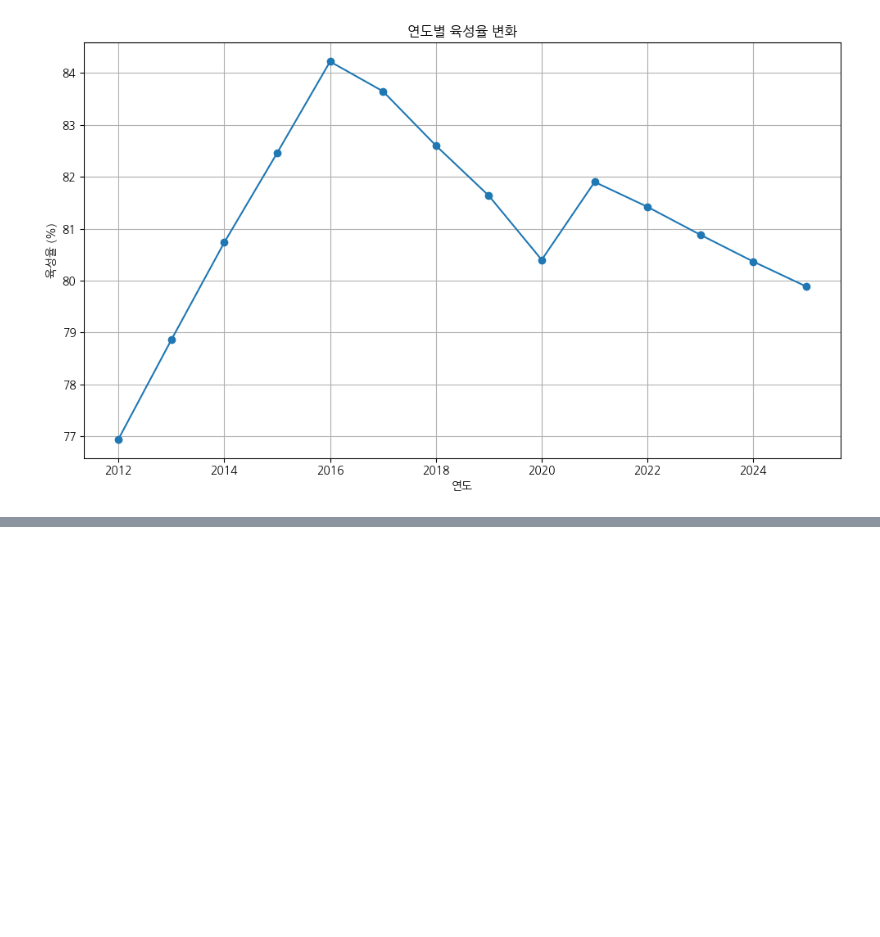
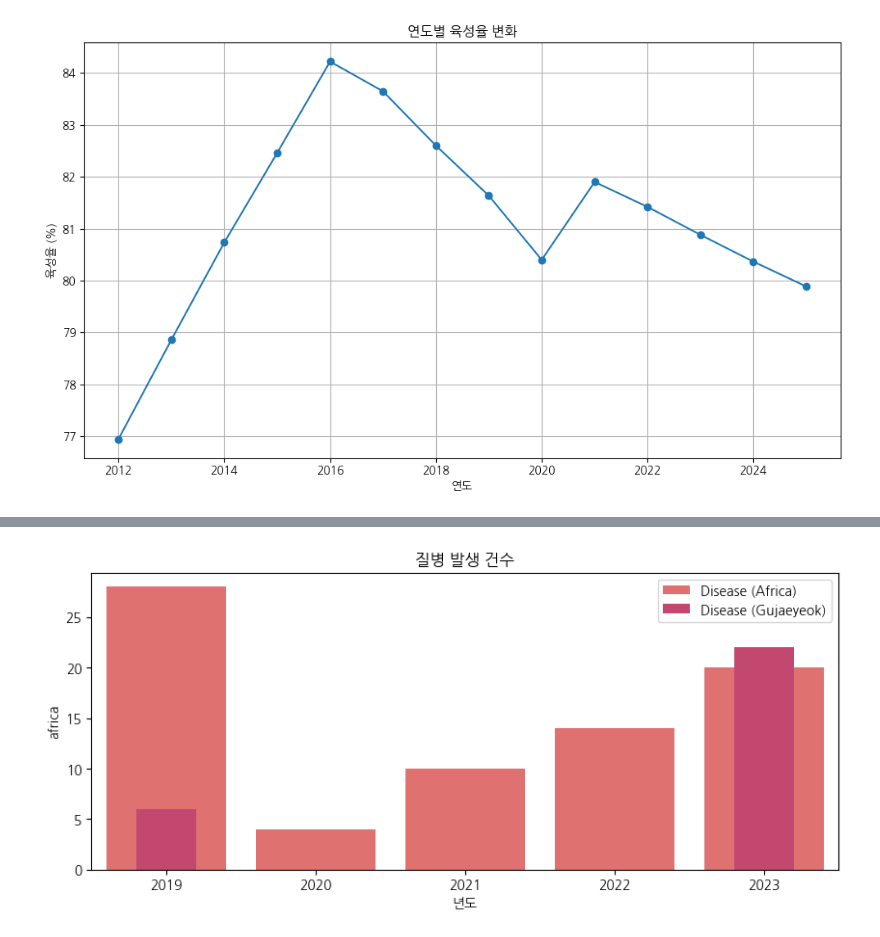
Before and after one commit to leesh0806/pig-management, a Jupyter notebook: analysis/pig_prophet_msy.ipynb, the cells around one changed output, grey strips where cells are left out. Saved outputs shown, nothing was run; the diff lists cells and outputs as text; code cells hidden in the pictures; blank space fills up the shorter version.

```diff
--- a/analysis/pig_prophet_msy.ipynb
+++ b/analysis/pig_prophet_msy.ipynb
@@ -383,0 +384,7 @@ plt.show()
+# %%
+import pandas as pd
+
+disease_number_df = pd.DataFrame(disease_number_result)
+disease_number_df.columns = ['year', 'africa', 'gujaeyeok']
+disease_number_df = disease_number_df.astype(int)
+disease_number_df
@@ -383,0 +401,16 @@ plt.show()
+# %%
+import matplotlib.pyplot as plt
+import seaborn as sns
+import koreanize_matplotlib
+
+
+plt.figure(figsize=(10, 4))
+# plt.plot(merged_df_filtered['year'].astype(str), merged_df_filtered['손실률(%)'], marker='o', color='red')
+sns.barplot(x=disease_number_df['year'].astype(str), y=disease_number_df['africa'].astype(int) * 2 , color='#F35E5E', label='Disease (Africa)')
+sns.barplot(x=disease_number_df['year'].astype(str), y=disease_number_df['gujaeyeok'].astype(int)* 2 , color='#D73467', label='Disease (Gujaeyeok)', width=0.4, dodge=True)
+plt.title('질병 발생 건수')
+plt.xlabel('년도')
+plt.savefig('plot_image.png', dpi=300, bbox_inches='tight', facecolor='white')
+plt.show()
+# %% [output]
+[figure, added]
```
Also changed, not shown: parts of 8 cells of this notebook, 2 other files.
